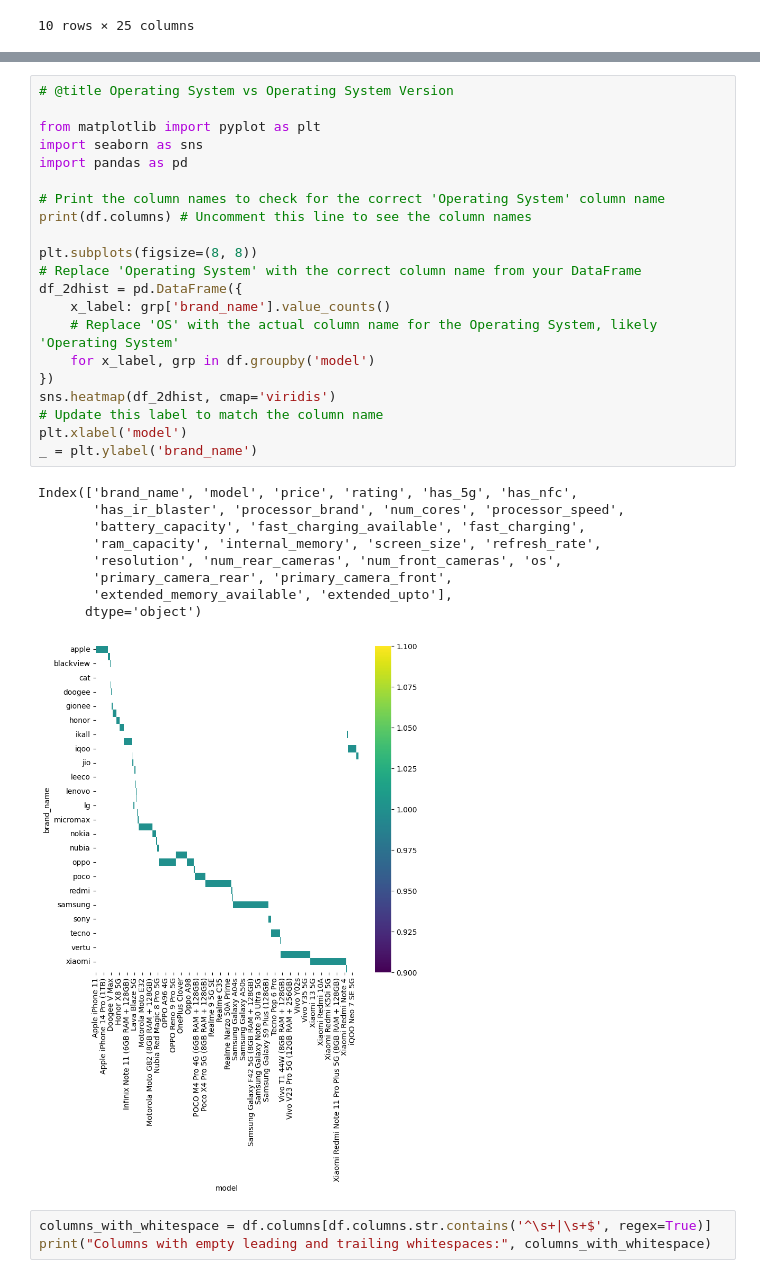
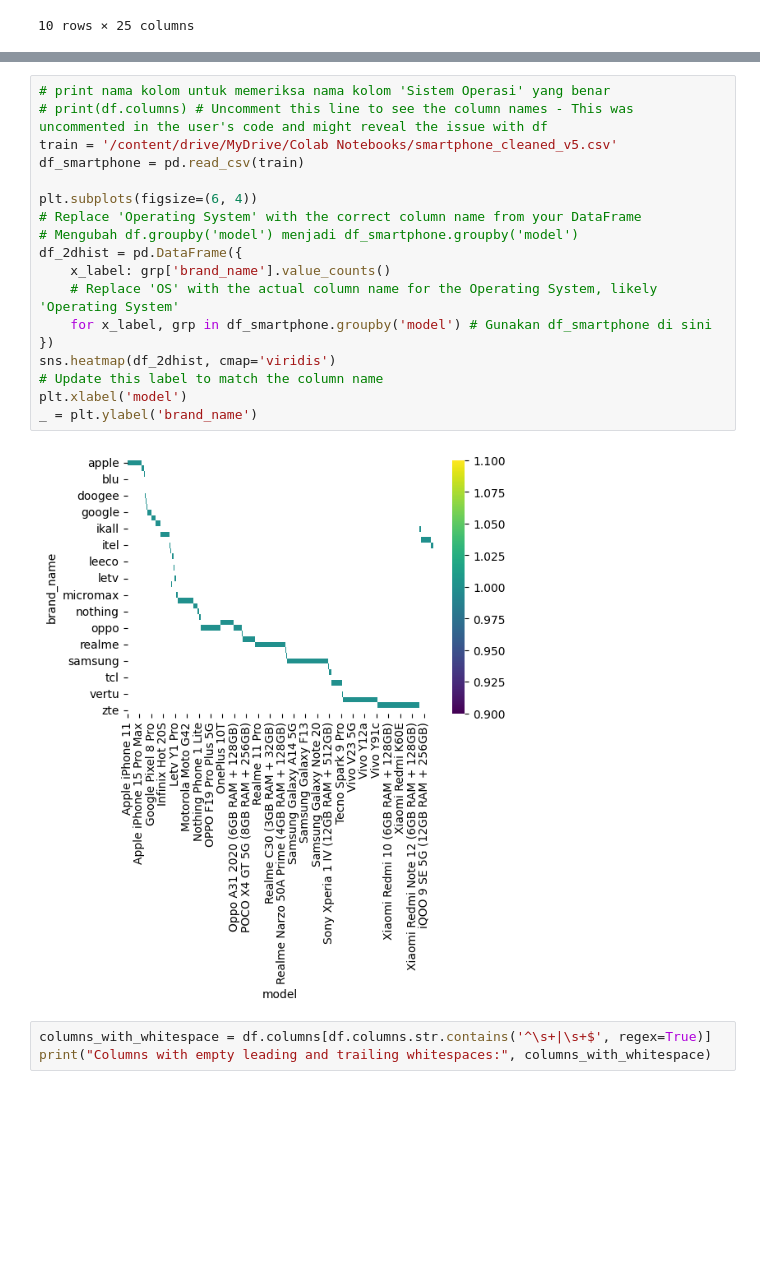
Before and after one commit to Dh0t/Tugas, a Jupyter notebook: BigDataptm9.ipynb, the cells around one changed output, grey strips where cells are left out. Drawn from its saved outputs; the diff is of its cells as text; blank space fills up the shorter version.

```diff
--- a/BigDataptm9.ipynb
+++ b/BigDataptm9.ipynb
@@ -152,34 +90,23 @@ Confusion Matrix:
 # %%
-# @title Operating System vs Operating System Version
+# print nama kolom untuk memeriksa nama kolom 'Sistem Operasi' yang benar
+# print(df.columns) # Uncomment this line to see the column names - This was uncommented in the user's code and might reveal the issue with df
+train = '/content/drive/MyDrive/Colab Notebooks/smartphone_cleaned_v5.csv'
+df_smartphone = pd.read_csv(train)
 
-from matplotlib import pyplot as plt
-import seaborn as sns
-import pandas as pd
-
-# Print the column names to check for the correct 'Operating System' column name
-print(df.columns) # Uncomment this line to see the column names
-
-plt.subplots(figsize=(8, 8))
+plt.subplots(figsize=(6, 4))
 # Replace 'Operating System' with the correct column name from your DataFrame
+# Mengubah df.groupby('model') menjadi df_smartphone.groupby('model')
 df_2dhist = pd.DataFrame({
     x_label: grp['brand_name'].value_counts()
     # Replace 'OS' with the actual column name for the Operating System, likely 'Operating System'
-    for x_label, grp in df.groupby('model')
+    for x_label, grp in df_smartphone.groupby('model') # Gunakan df_smartphone di sini
 })
 sns.heatmap(df_2dhist, cmap='viridis')
 # Update this label to match the column name
 plt.xlabel('model')
 _ = plt.ylabel('brand_name')
 # %% [output]
-Index(['brand_name', 'model', 'price', 'rating', 'has_5g', 'has_nfc',
-       'has_ir_blaster', 'processor_brand', 'num_cores', 'processor_speed',
-       'battery_capacity', 'fast_charging_available', 'fast_charging',
-       'ram_capacity', 'internal_memory', 'screen_size', 'refresh_rate',
-       'resolution', 'num_rear_cameras', 'num_front_cameras', 'os',
-       'primary_camera_rear', 'primary_camera_front',
-       'extended_memory_available', 'extended_upto'],
-      dtype='object')
-[figure, old version]
+[figure, new version]
 # %%
 columns_with_whitespace = df.columns[df.columns.str.contains('^\s+|\s+$', regex=True)]
 print("Columns with empty leading and trailing whitespaces:", columns_with_whitespace)
```
Also changed, not shown: parts of 14 cells of this notebook.
